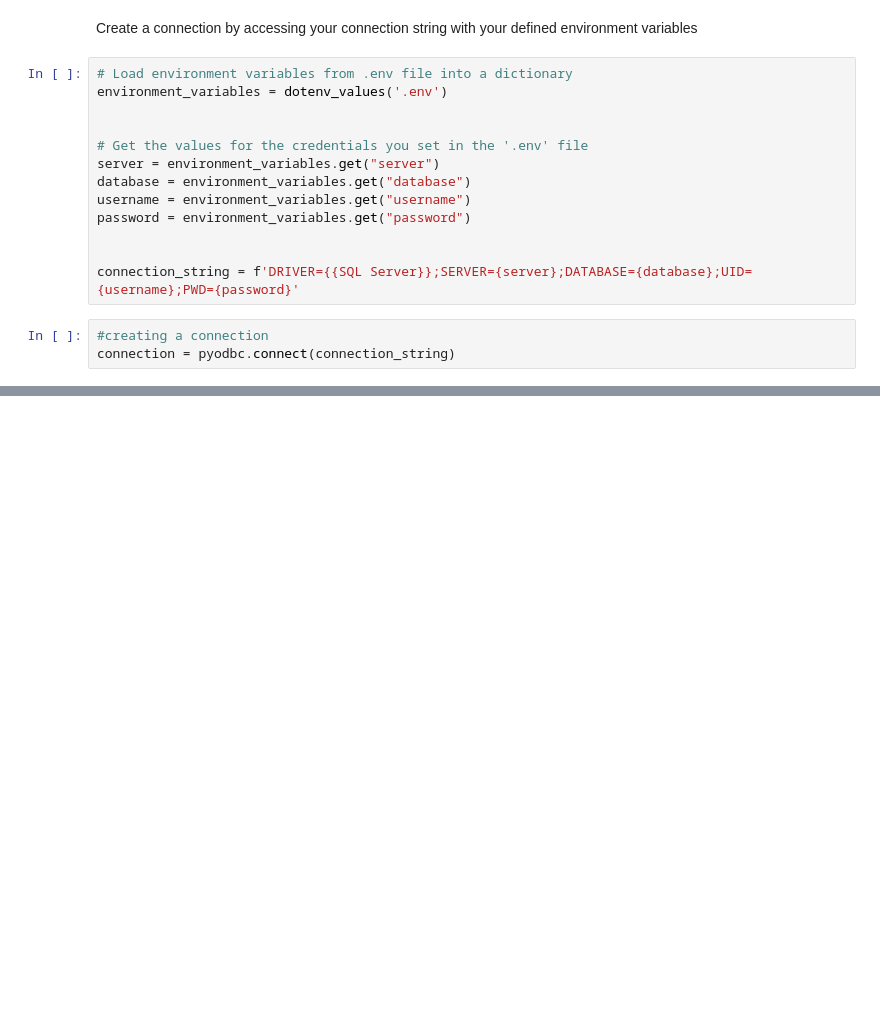
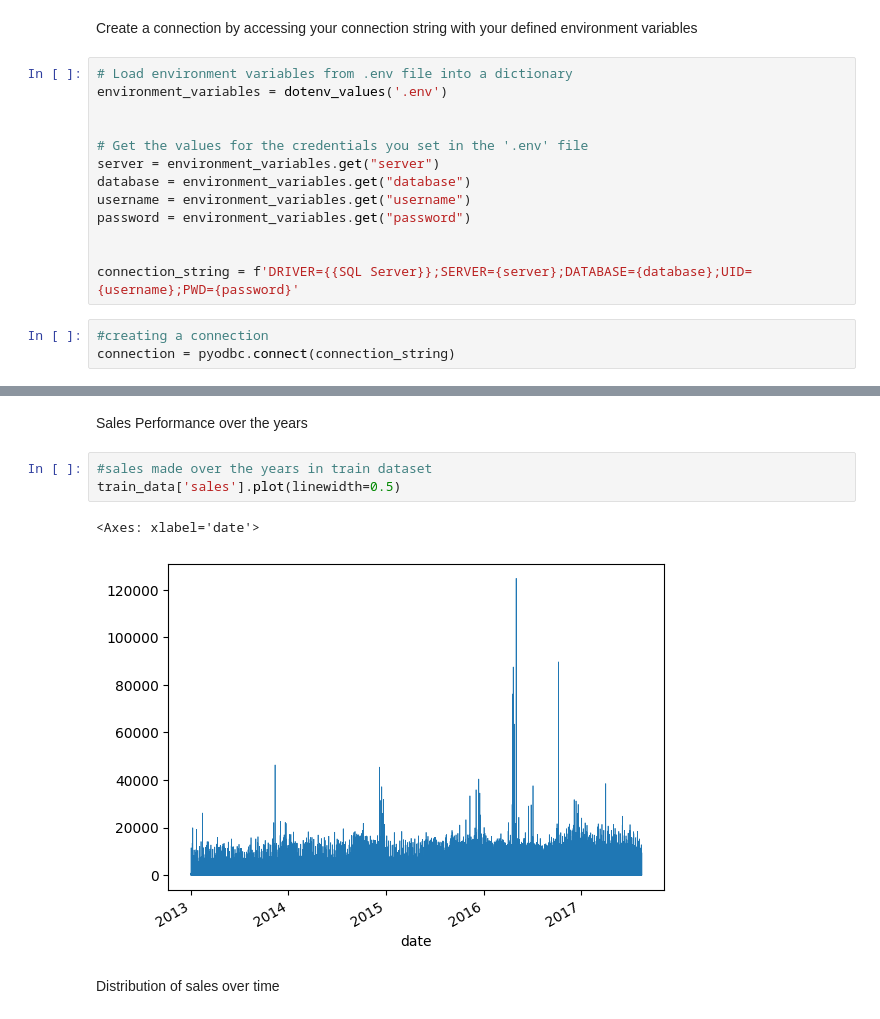
Before and after one commit to Baakwa/ML_Regression_Models, a Jupyter notebook: rm_notebook.ipynb, the cells around one changed output, grey strips where cells are left out. Saved outputs shown, nothing was run; the diff lists cells and outputs as text; blank space fills up the shorter version.

```diff
--- a/rm_notebook.ipynb
+++ b/rm_notebook.ipynb
@@ -70,0 +500,10 @@ Table3.head()
+# %% [markdown]
+Sales Performance over the years
+# %%
+#sales made over the years in train dataset
+train_data['sales'].plot(linewidth=0.5)
+# %% [output]
+<Axes: xlabel='date'>
+[figure, added]
+# %% [markdown]
+Distribution of sales over time
```
Also changed, not shown: parts of 102 cells of this notebook.
